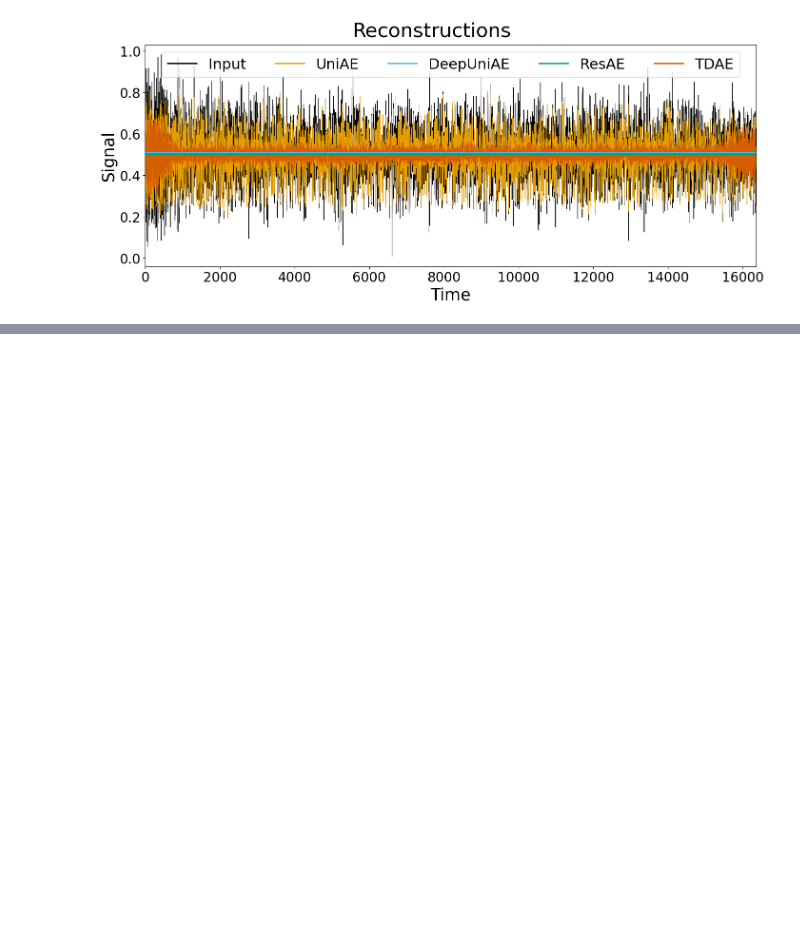
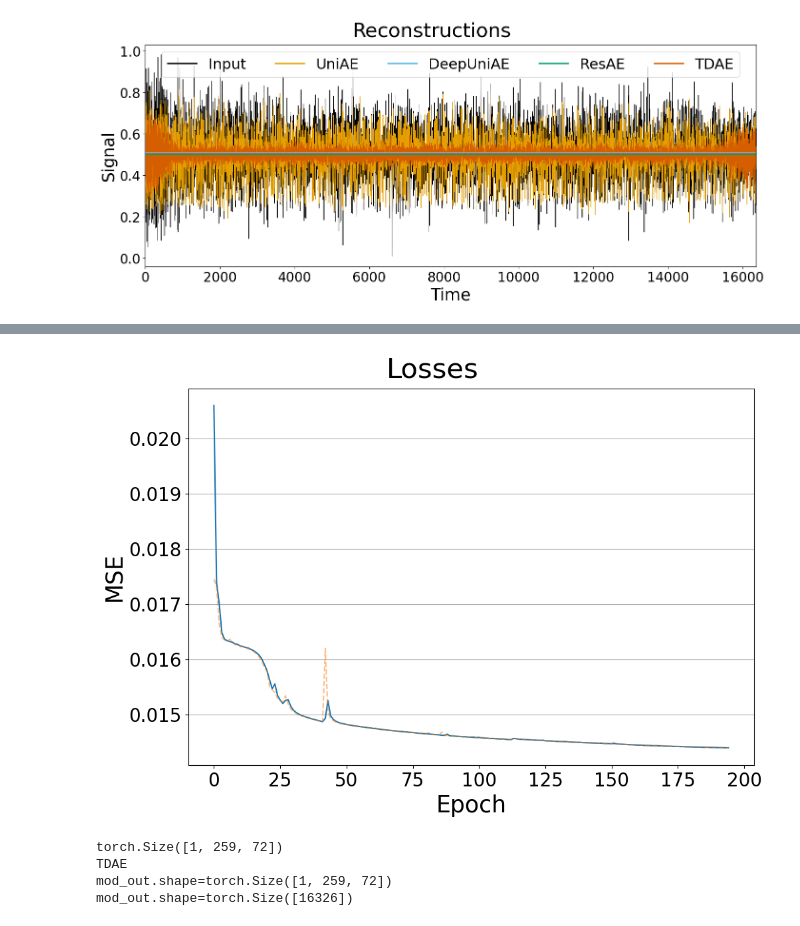
Before and after one commit to GioMai24/Autoencoder-for-GW-Detection, a Jupyter notebook: model_inspector.ipynb, the cells around one changed output, grey strips where cells are left out. Drawn from its saved outputs; the diff is of its cells as text; code cells hidden in the pictures; blank space fills up the shorter version.

```diff
--- a/model_inspector.ipynb
+++ b/model_inspector.ipynb
@@ -395,0 +246,72 @@ plt.show()
+# %%
+train = {}
+val = {}
+multi = torch.load('/mnt/eph/multi_feat_model_stuff/trials/aeribella_5_epoch193.pt', weights_only=False)
+train['TDAE'] = multi['losses']['train']
+val['TDAE'] = multi['losses']['val']
+
+fig, ax = plt.subplots(figsize=(10,7), layout='constrained')
+fig.suptitle(f'Losses', fontsize=30)
+ax.plot(train['TDAE'])
+ax.plot(val['TDAE'], ls='--', alpha=.5)
+ax.set_xlabel('Epoch', fontsize=25)
+ax.set_ylabel('MSE', fontsize=25)
+ax.tick_params(labelsize=20)
+ax.grid(which='both', axis='y')
+for line in leg.get_lines(): line.set_linewidth(2)
+# plt.savefig('/mnt/eph/report_figures/losses.pdf')  ######### DANGER ZONE #########
+plt.show()
+# %% [output]
+[figure, added]
+# %%
+win_len_multi = 72
+win_stride_multi = 63
+
+batch_size = 1
+num_workers = 1
+persistent_workers = False
+
+runs = {
+        'TDAE': {'model': mod.AEric2(sq_len=259, num_feat=72, exp_dim=6*72, compr_dim=2*72, num_layers=2),
+                 'path': '/mnt/eph/multi_feat_model_stuff/trials/aeribella_5_epoch193.pt'},
+        }
+
+
+test_multi = tl.h5set(h5_path, win_len=win_len_multi, win_stride=win_stride_multi, name='C')
+
+test_loader_multi = DataLoader(test_multi, batch_size=batch_size, shuffle=False, pin_memory=False, num_workers=num_workers, persistent_workers=persistent_workers, drop_last=True)
+
+sample_multi = next(iter(test_loader_multi)).to(device)
+print(sample_multi.shape)
+del test_loader_multi
+
+
+out = {'UniAE': {'zorder': 2.01, 'C': '#E69F00'},
+       'DeepUniAE': {'zorder': 2.03, 'C': '#56B4E9'},
+       'ResAE': {'zorder': 2.04, 'C': '#009E73'},
+       'TDAE': {'zorder': 2.02, 'C': '#D55E00'}
+      }
+for key, item in runs.items():
+    print(key)
+    model = torch.compile(item['model'].to(device))
+    model.load_state_dict(torch.load(item['path'])['model_state_dict'])
+    model.eval()
+    with torch.no_grad():
+        with torch.autocast(device_type=str(device), dtype=torch.float16):
+            if key != 'TDAE':
+                mod_out = model(sample_uni)
+                print(f"{mod_out.shape=}")
+                mod_out = torch.hstack([mod_out[0, :, 0]] + [mod_out[i, -win_stride_uni:, 0] for i in range(1, mod_out.shape[0])]).to('cpu')
+                print(f"{mod_out.shape=}")
+            else:
+                mod_out = model(sample_multi)
+                print(f"{mod_out.shape=}")
+                mod_out = torch.hstack([mod_out[0, 0, :]] + [mod_out[0, i, -win_stride_multi:] for i in range(1, mod_out.shape[1])]).to('cpu')
+                print(f"{mod_out.shape=}")
+            out[key]['rec'] = mod_out
+del runs, model
+# %% [output]
+torch.Size([1, 259, 72])
+TDAE
+mod_out.shape=torch.Size([1, 259, 72])
+mod_out.shape=torch.Size([16326])
```
Also changed, not shown: parts of 30 cells of this notebook, 7 other files.
